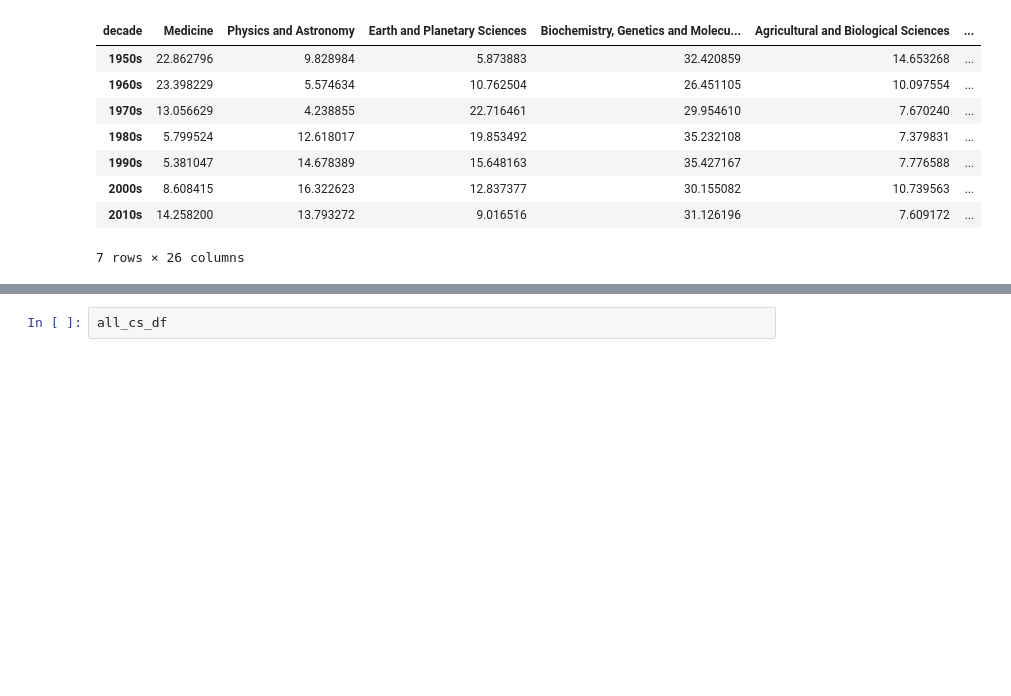
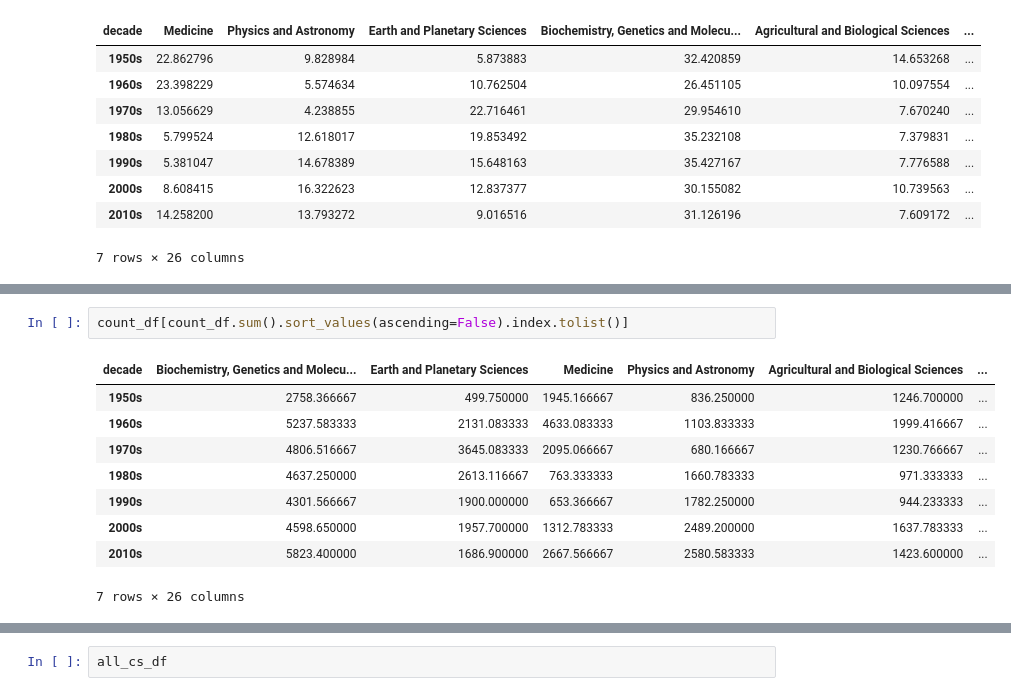
Before and after one commit to netknowledge/diachronic-p2v, a Jupyter notebook: figures/validation/Nature, Science, and PNAS.ipynb, the cells around one changed output, grey strips where cells are left out. Saved outputs shown, nothing was run; the diff lists cells and outputs as text; blank space fills up the shorter version.

```diff
--- a/figures/validation/Nature, Science, and PNAS.ipynb
+++ b/figures/validation/Nature, Science, and PNAS.ipynb
@@ -258,3 +258,15 @@ count_df
+# %%
+count_df[count_df.sum().sort_values(ascending=False).index.tolist()]
+# %% [output]
+| decade | Biochemistry, Genetics and Molecu... | Earth and Planetary Sciences | Medicine | Physics and Astronomy | Agricultural and Biological Sciences | ... |
+| 1950s | 2758.366667 | 499.750000 | 1945.166667 | 836.250000 | 1246.700000 | ... |
+| 1960s | 5237.583333 | 2131.083333 | 4633.083333 | 1103.833333 | 1999.416667 | ... |
+| 1970s | 4806.516667 | 3645.083333 | 2095.066667 | 680.166667 | 1230.766667 | ... |
+| 1980s | 4637.250000 | 2613.116667 | 763.333333 | 1660.783333 | 971.333333 | ... |
+| 1990s | 4301.566667 | 1900.000000 | 653.366667 | 1782.250000 | 944.233333 | ... |
+| 2000s | 4598.650000 | 1957.700000 | 1312.783333 | 2489.200000 | 1637.783333 | ... |
+| 2010s | 5823.400000 | 1686.900000 | 2667.566667 | 2580.583333 | 1423.600000 | ... |
+7 rows × 26 columns
 # %%
 all_cs_df = cal_disc_all_cs(137773608)
 # %% [output]
```
Also changed, not shown: parts of 8 cells of this notebook, 33 other files.
